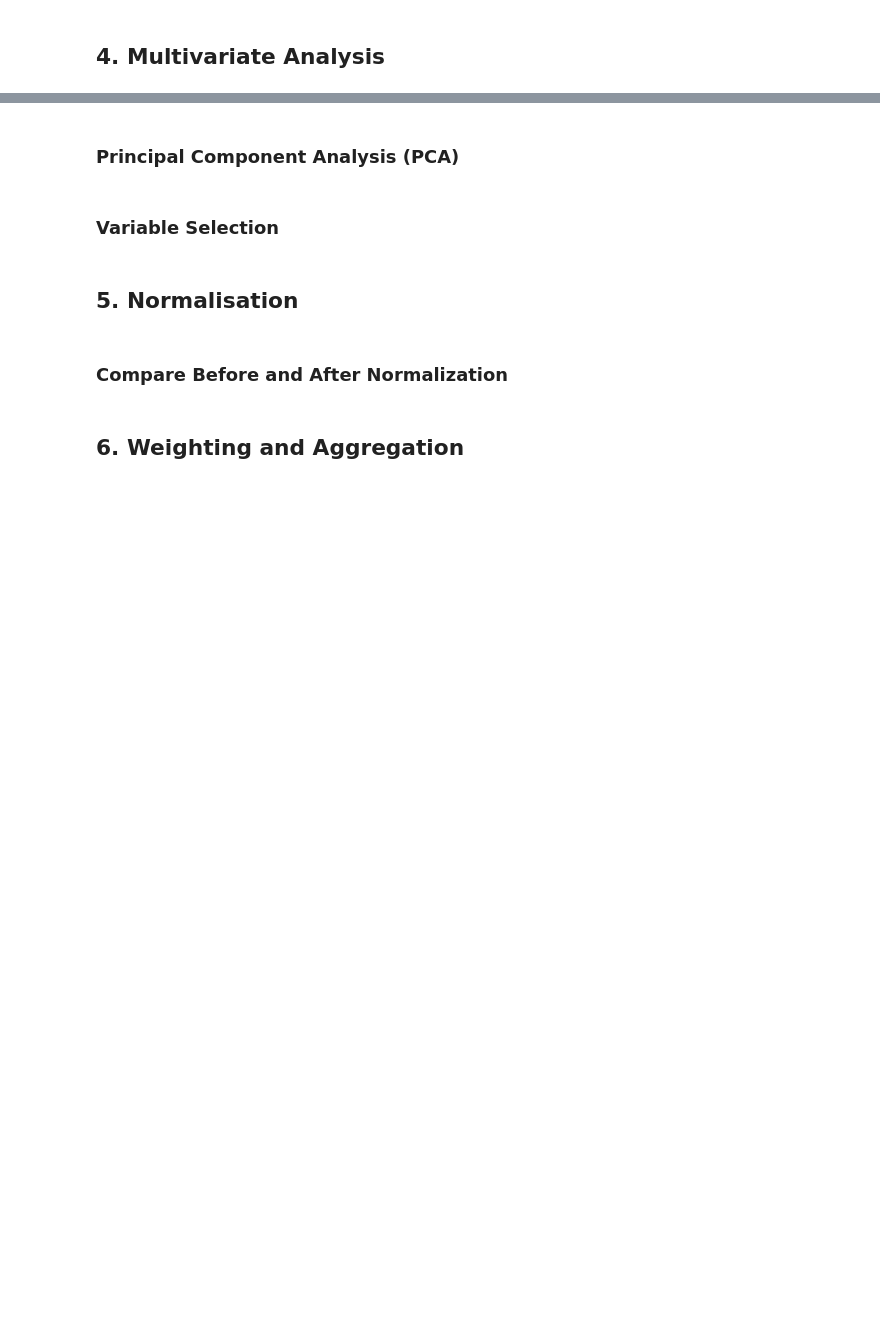
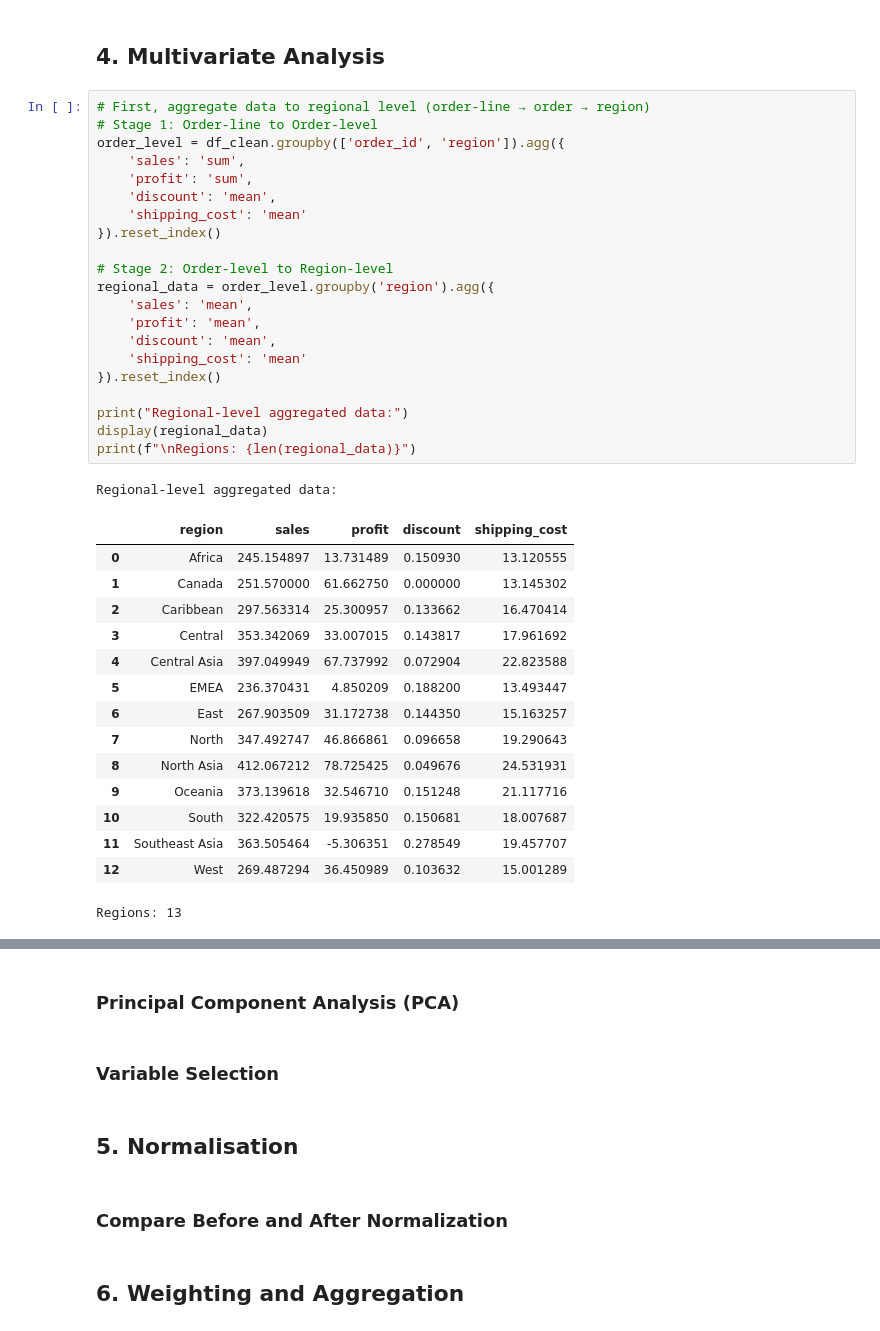
Before and after one commit to HaroldasT2/Data_Analysis_and_Visualisation_CA1, a Jupyter notebook: Indicator_analysis.ipynb, the cells around one changed output, grey strips where cells are left out. Cells and saved outputs as stored; diff of their text form; blank space fills up the shorter version.

```diff
--- a/Indicator_analysis.ipynb
+++ b/Indicator_analysis.ipynb
@@ -725,2 +804,40 @@ Key Findings:
 # %% [markdown]
 ## 4. Multivariate Analysis
+# %%
+# First, aggregate data to regional level (order-line → order → region)
+# Stage 1: Order-line to Order-level
+order_level = df_clean.groupby(['order_id', 'region']).agg({
+    'sales': 'sum',
+    'profit': 'sum',
+    'discount': 'mean',
+    'shipping_cost': 'mean'
+}).reset_index()
+
+# Stage 2: Order-level to Region-level
+regional_data = order_level.groupby('region').agg({
+    'sales': 'mean',
+    'profit': 'mean',
+    'discount': 'mean',
+    'shipping_cost': 'mean'
+}).reset_index()
+
+print("Regional-level aggregated data:")
+display(regional_data)
+print(f"\nRegions: {len(regional_data)}")
+# %% [output]
+Regional-level aggregated data:
+|  | region | sales | profit | discount | shipping_cost |
+| 0 | Africa | 245.154897 | 13.731489 | 0.150930 | 13.120555 |
+| 1 | Canada | 251.570000 | 61.662750 | 0.000000 | 13.145302 |
+| 2 | Caribbean | 297.563314 | 25.300957 | 0.133662 | 16.470414 |
+| 3 | Central | 353.342069 | 33.007015 | 0.143817 | 17.961692 |
+| 4 | Central Asia | 397.049949 | 67.737992 | 0.072904 | 22.823588 |
+| 5 | EMEA | 236.370431 | 4.850209 | 0.188200 | 13.493447 |
+| 6 | East | 267.903509 | 31.172738 | 0.144350 | 15.163257 |
+| 7 | North | 347.492747 | 46.866861 | 0.096658 | 19.290643 |
+| 8 | North Asia | 412.067212 | 78.725425 | 0.049676 | 24.531931 |
+| 9 | Oceania | 373.139618 | 32.546710 | 0.151248 | 21.117716 |
+| 10 | South | 322.420575 | 19.935850 | 0.150681 | 18.007687 |
+| 11 | Southeast Asia | 363.505464 | -5.306351 | 0.278549 | 19.457707 |
+| 12 | West | 269.487294 | 36.450989 | 0.103632 | 15.001289 |
+Regions: 13
```
Also changed, not shown: parts of 6 cells of this notebook.
